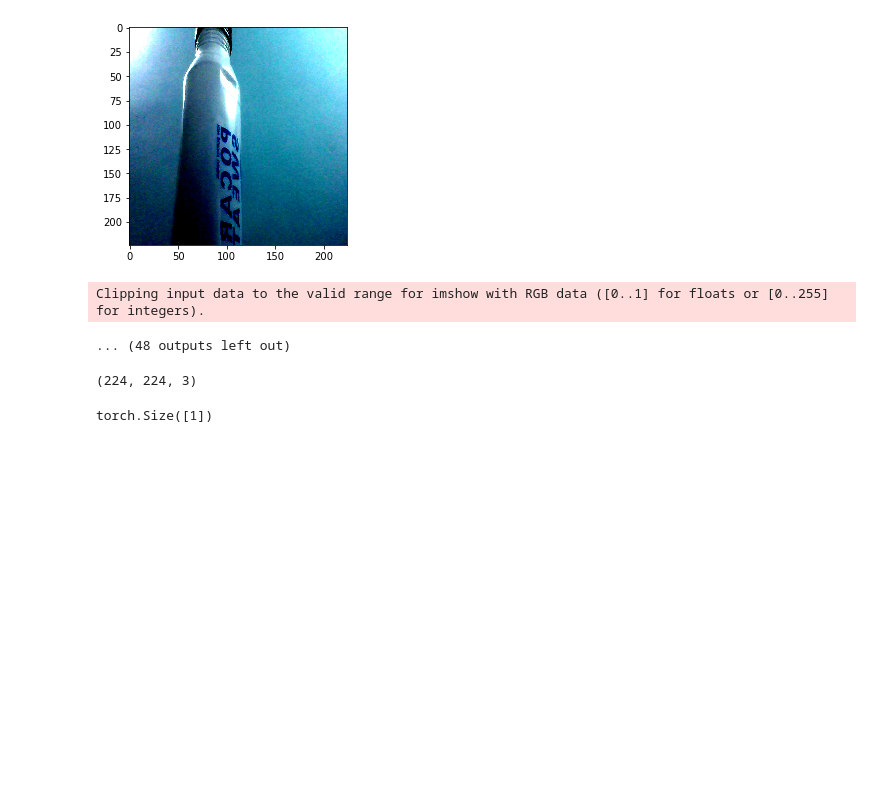
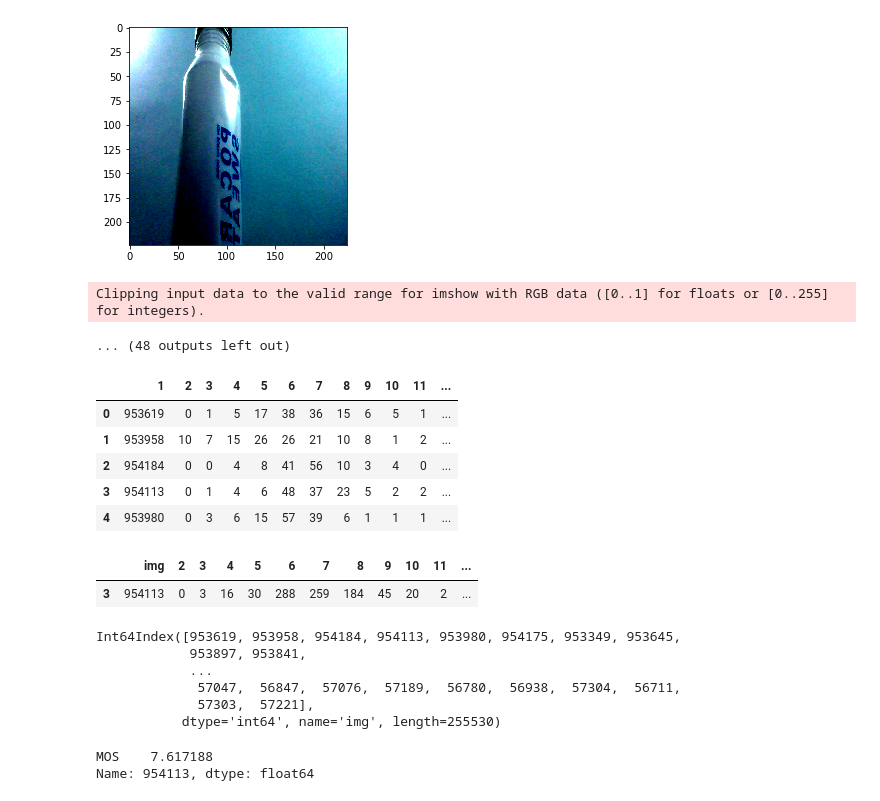
Before and after one commit to khiemkhanh98/AestheticPredictionMLSP, a Jupyter notebook: test.ipynb, the cells around one changed output. Saved outputs shown, nothing was run; the diff lists cells and outputs as text; code cells hidden in the pictures; blank space fills up the shorter version.

```diff
--- a/test.ipynb
+++ b/test.ipynb
@@ -63,11 +63,18 @@ tensor([2])
 [figure]
 Clipping input data to the valid range for imshow with RGB data ([0..1] for floats or [0..255] for integers).
 ... (48 outputs left out)
-# %%
-np.moveaxis(feature[0].numpy(),0,-1).shape
-# %% [output]
-(224, 224, 3)
-# %%
-len(img)
-# %% [output]
-torch.Size([1])
+# %%
+import pandas as pd
+
+df = pd.read_csv('./data/AVA.txt', header = None, delimiter = '\s+')
+df.drop(columns = [0,12,13,14],inplace=True)
+# %%
+df['count'] = df.iloc[:,1:].sum(axis=1)
+df.head()
+# %% [output]
+|  | 1 | 2 | 3 | 4 | 5 | 6 | 7 | 8 | 9 | 10 | 11 | ... |
+| 0 | 953619 | 0 | 1 | 5 | 17 | 38 | 36 | 15 | 6 | 5 | 1 | ... |
+| 1 | 953958 | 10 | 7 | 15 | 26 | 26 | 21 | 10 | 8 | 1 | 2 | ... |
+| 2 | 954184 | 0 | 0 | 4 | 8 | 41 | 56 | 10 | 3 | 4 | 0 | ... |
+| 3 | 954113 | 0 | 1 | 4 | 6 | 48 | 37 | 23 | 5 | 2 | 2 | ... |
+| 4 | 953980 | 0 | 3 | 6 | 15 | 57 | 39 | 6 | 1 | 1 | 1 | ... |
@@ -73,0 +87,5 @@ torch.Size([1])
+# %%
+df.loc[(df.img==954113)]
+# %% [output]
+|  | img | 2 | 3 | 4 | 5 | 6 | 7 | 8 | 9 | 10 | 11 | ... |
+| 3 | 954113 | 0 | 3 | 16 | 30 | 288 | 259 | 184 | 45 | 20 | 2 | ... |
@@ -73,0 +96,14 @@ torch.Size([1])
+# %%
+df.index
+# %% [output]
+Int64Index([953619, 953958, 954184, 954113, 953980, 954175, 953349, 953645,
+            953897, 953841,
+            ...
+             57047,  56847,  57076,  57189,  56780,  56938,  57304,  56711,
+             57303,  57221],
+           dtype='int64', name='img', length=255530)
+# %%
+df.loc[954113]
+# %% [output]
+MOS    7.617188
+Name: 954113, dtype: float64
```
Also changed, not shown: parts of 4 cells of this notebook, 2 other files.
